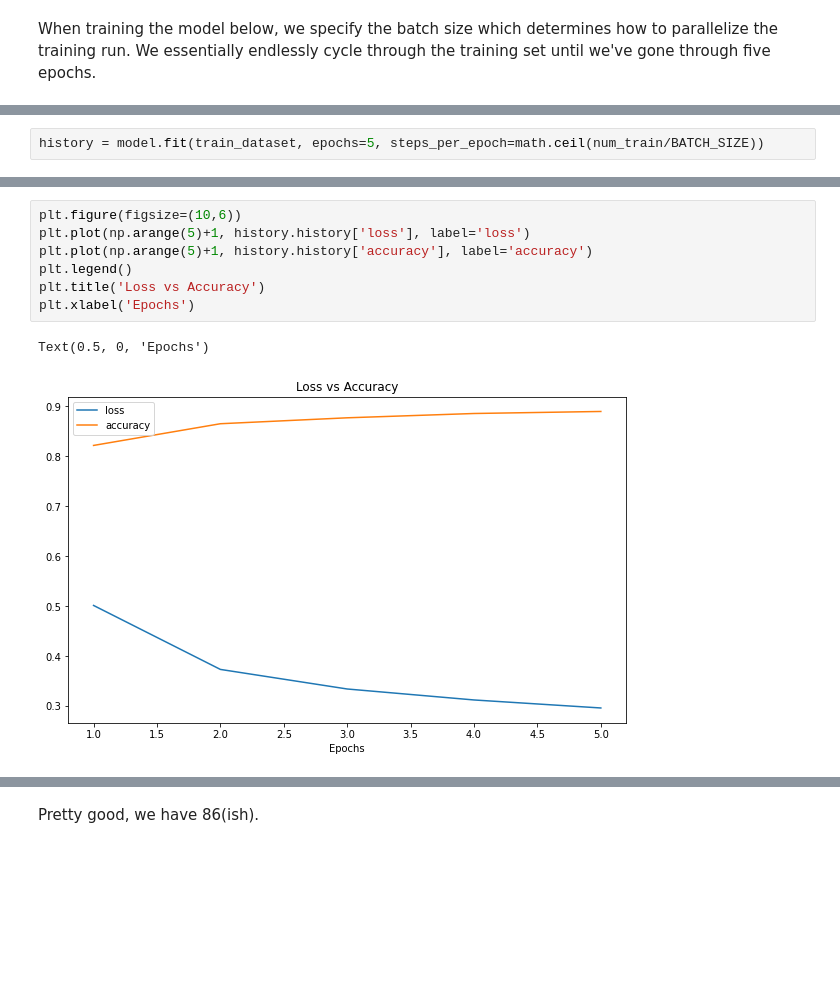
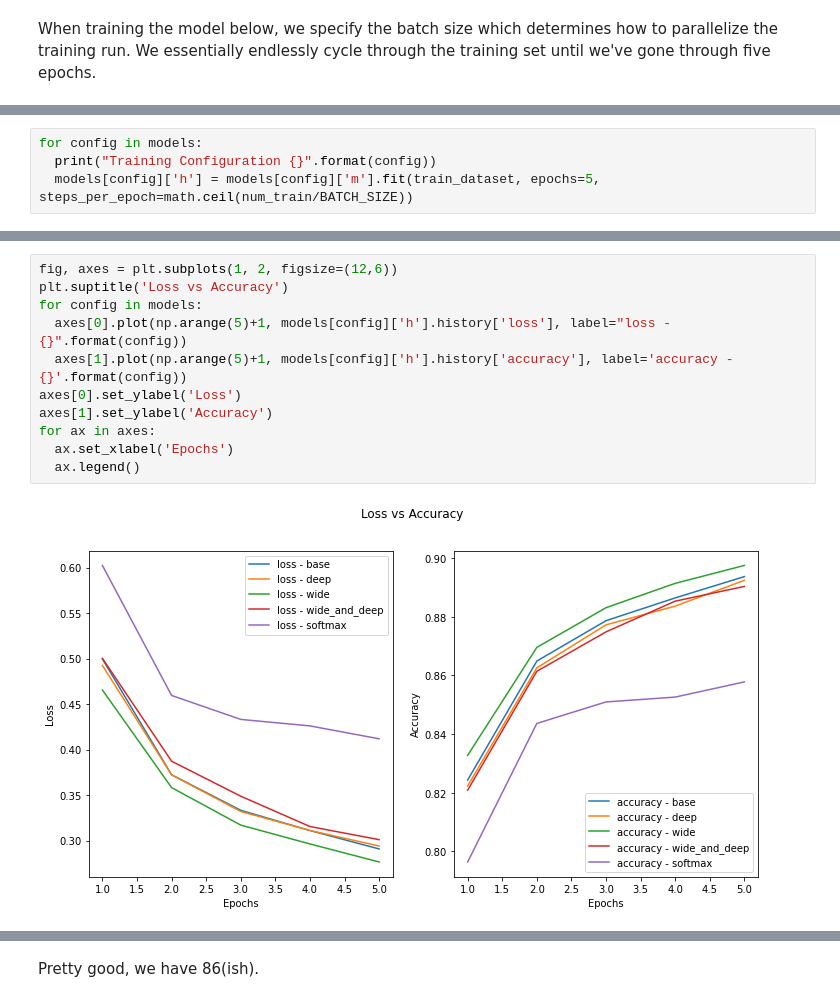
Before and after one commit to Jollyhrothgar/deep_learning, a Jupyter notebook: notebooks/Lesson_3a_The_Fashion_MNIST_Dataset.ipynb, the cells around one changed output, grey strips where cells are left out. Drawn from its saved outputs; the diff is of its cells as text; blank space fills up the shorter version.

```diff
--- a/notebooks/Lesson_3a_The_Fashion_MNIST_Dataset.ipynb
+++ b/notebooks/Lesson_3a_The_Fashion_MNIST_Dataset.ipynb
@@ -213,3 +255,5 @@ test_dataset = test_dataset.cache().batch(BATCH_SIZE)
 # %%
-history = model.fit(train_dataset, epochs=5, steps_per_epoch=math.ceil(num_train/BATCH_SIZE))
+for config in models:
+  print("Training Configuration {}".format(config))
+  models[config]['h'] = models[config]['m'].fit(train_dataset, epochs=5, steps_per_epoch=math.ceil(num_train/BATCH_SIZE))
 # %% [output]
@@ -240,12 +277,15 @@ Text(0.5, 1.0, 'Hidden Layer - Biases')
-# %%
-plt.figure(figsize=(10,6))
-plt.plot(np.arange(5)+1, history.history['loss'], label='loss')
-plt.plot(np.arange(5)+1, history.history['accuracy'], label='accuracy')
-plt.legend()
-plt.title('Loss vs Accuracy')
-plt.xlabel('Epochs')
-# %% [output]
-Text(0.5, 0, 'Epochs')
-[figure, removed]
+# %%
+fig, axes = plt.subplots(1, 2, figsize=(12,6))
+plt.suptitle('Loss vs Accuracy')
+for config in models:
+  axes[0].plot(np.arange(5)+1, models[config]['h'].history['loss'], label="loss - {}".format(config))
+  axes[1].plot(np.arange(5)+1, models[config]['h'].history['accuracy'], label='accuracy - {}'.format(config))
+axes[0].set_ylabel('Loss')
+axes[1].set_ylabel('Accuracy')
+for ax in axes:
+  ax.set_xlabel('Epochs')
+  ax.legend()
+# %% [output]
+[figure, added]
 # %%
 # Evaluate Loss on Test Set
```
Also changed, not shown: parts of 33 cells of this notebook.
